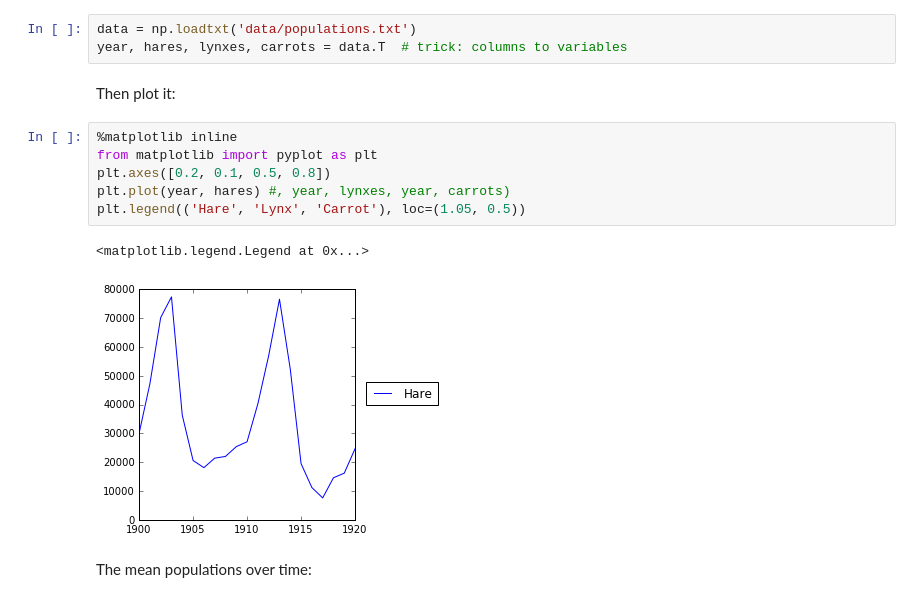
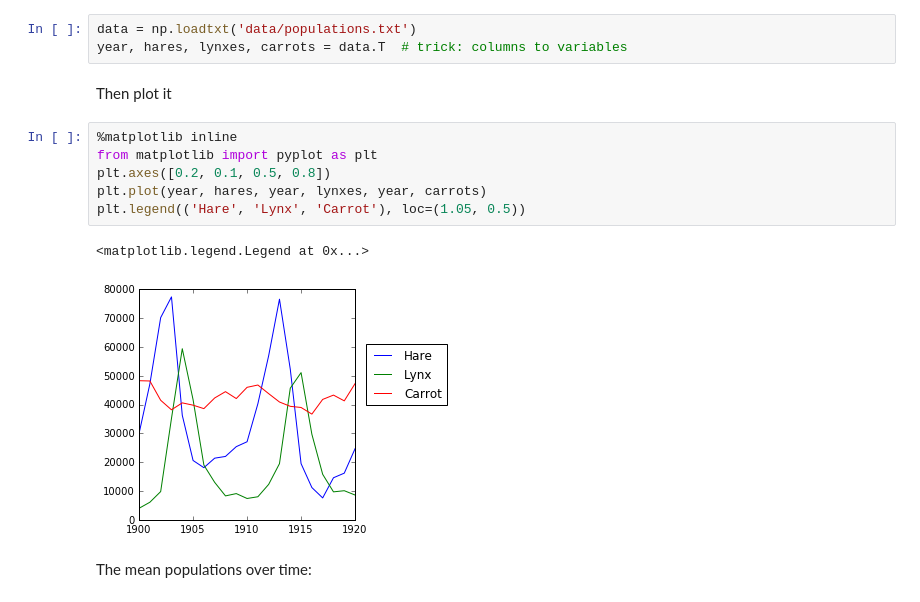
Before and after one commit to hpcit/lectures, a Jupyter notebook: pyscience/[02_02] Numerical operations.ipynb, the cells around one changed output. Saved outputs shown, nothing was run; the diff lists cells and outputs as text.

```diff
--- a/pyscience/[02_02] Numerical operations.ipynb
+++ b/pyscience/[02_02] Numerical operations.ipynb
@@ -359,16 +347,16 @@ First, load the data into a Numpy array:
 data = np.loadtxt('data/populations.txt')
 year, hares, lynxes, carrots = data.T  # trick: columns to variables
 # %% [markdown]
-Then plot it:
+Then plot it
 # %%
 %matplotlib inline
 from matplotlib import pyplot as plt
 plt.axes([0.2, 0.1, 0.5, 0.8])
-plt.plot(year, hares) #, year, lynxes, year, carrots)
+plt.plot(year, hares, year, lynxes, year, carrots)
 plt.legend(('Hare', 'Lynx', 'Carrot'), loc=(1.05, 0.5))
 # %% [output]
 <matplotlib.legend.Legend at 0x...>
-[figure, old version]
+[figure, new version]
 # %% [markdown]
 The mean populations over time:
 # %%
```
Also changed, not shown: parts of 45 cells of this notebook, 23 other files.
